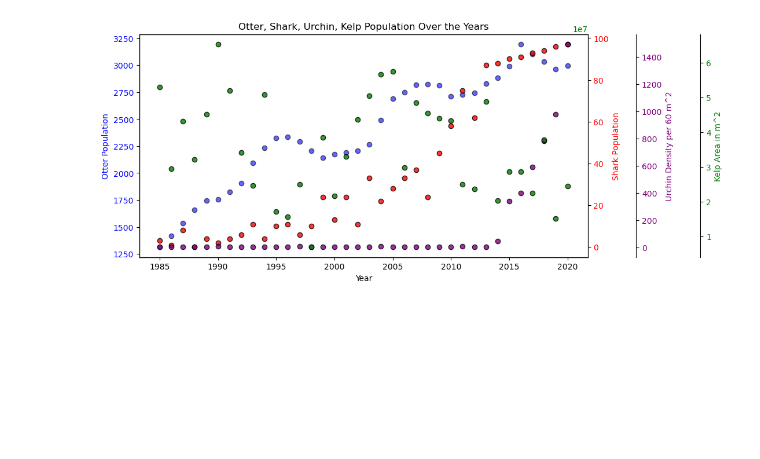
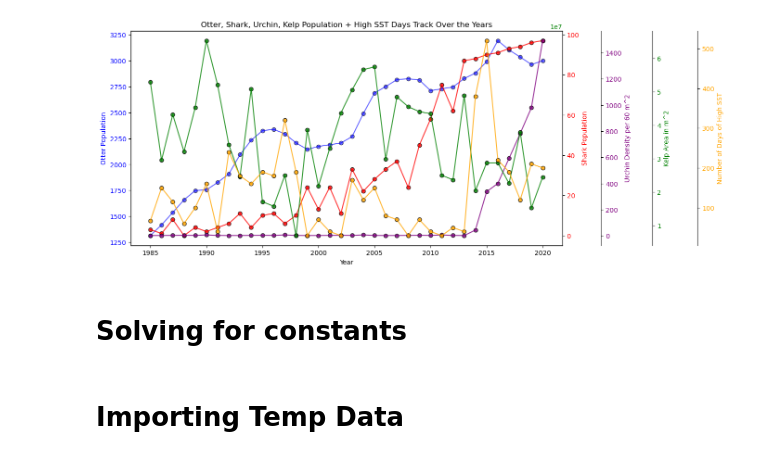
Before and after one commit to doralayanto/UW_AMATH383_SoCal_Marine_Dynamics, a Jupyter notebook: display_processed_data.ipynb, the cells around one changed output. Saved outputs shown, nothing was run; the diff lists cells and outputs as text; code cells hidden in the pictures; blank space fills up the shorter version.

```diff
--- a/display_processed_data.ipynb
+++ b/display_processed_data.ipynb
@@ -10,51 +10,55 @@ processed_otter = pd.read_csv("processed_data/otters_processed.csv")
 processed_urchin = pd.read_csv("processed_data/urchins_processed.csv")
 processed_shark = pd.read_csv("processed_data/sharks_processed.csv")
 processed_kelp = pd.read_csv("processed_data/kelp_processed.csv")
+processed_hotdays = pd.read_csv("processed_data/hotdays_processed.csv")
 # %%
 # Create the figure and first axis
-fig, ax1 = plt.subplots(figsize=(10, 5))
+fig, ax1 = plt.subplots(figsize=(12, 6))
 
-# Plot the condensed data on the primary y-axis
-ax1.scatter(processed_otter["Year"], processed_otter["Total_Pop"], color="blue", alpha=0.6, edgecolors="black", label="Total Population")
+# Otter Population
+ax1.scatter(processed_otter["Year"], processed_otter["Total_Pop"], color="blue", alpha=0.6, edgecolors="black", label="Otter Population")
+ax1.plot(processed_otter["Year"], processed_otter["Total_Pop"], color="blue", alpha=0.6)  # Connect points
 ax1.set_xlabel("Year")
 ax1.set_ylabel("Otter Population", color="blue")
 ax1.tick_params(axis="y", labelcolor="blue")
 
-# Create a second y-axis
+# Shark Population
 ax2 = ax1.twinx()
-ax2.scatter(processed_shark["Year"], processed_shark["Total_Pop"], color="red", alpha=0.8, edgecolors="black", label="Filtered Data")
+ax2.scatter(processed_shark["Year"], processed_shark["Total_Pop"], color="red", alpha=0.8, edgecolors="black", label="Shark Population")
+ax2.plot(processed_shark["Year"], processed_shark["Total_Pop"], color="red", alpha=0.8)  # Connect points
 ax2.set_ylabel("Shark Population", color="red")
 ax2.tick_params(axis="y", labelcolor="red")
 
-# Create a second y-axis
+# Urchin Density
 ax3 = ax1.twinx()
 ax3.spines["right"].set_position(("outward", 60))
-ax3.scatter(processed_urchin["Year"], processed_urchin["Avg_Density"], color="purple", alpha=0.8, edgecolors="black", label="Filtered Data")
+ax3.scatter(processed_urchin["Year"], processed_urchin["Avg_Density"], color="purple", alpha=0.8, edgecolors="black", label="Urchin Density")
+ax3.plot(processed_urchin["Year"], processed_urchin["Avg_Density"], color="purple", alpha=0.8)  # Connect points
 ax3.set_ylabel("Urchin Density per 60 m^2", color="purple")
 ax3.tick_params(axis="y", labelcolor="purple")
 
-# Create a second y-axis
+# Kelp Area
 ax4 = ax1.twinx()
 ax4.spines["right"].set_position(("outward", 140))
-ax4.scatter(processed_kelp["Year"], processed_kelp["Total_Area"], color="green", alpha=0.8, edgecolors="black", label="Filtered Data")
+ax4.scatter(processed_kelp["Year"], processed_kelp["Total_Area"], color="green", alpha=0.8, edgecolors="black", label="Kelp Area")
+ax4.plot(processed_kelp["Year"], processed_kelp["Total_Area"], color="green", alpha=0.8)  # Connect points
 ax4.set_ylabel("Kelp Area in m^2", color="green")
 ax4.tick_params(axis="y", labelcolor="green")
 
-# Create a scatter plot
-#plt.figure(figsize=(10, 5))
-#plt.scatter(oc_df["Year"], oc_df["Total_Pop"], color="blue", alpha=0.6, edgecolors="black")
-#plt.scatter(df_filtered["Year"], df_filtered["NumShark"], color="red", alpha=0.8, edgecolors="black", label="Filtered Data")
+# High SST Days
+ax5 = ax1.twinx()
+ax5.spines["right"].set_position(("outward", 210))
+ax5.scatter(processed_hotdays["Year"], processed_hotdays["Hot_Days"], color="orange", alpha=0.8, edgecolors="black", label="High SST Days")
+ax5.plot(processed_hotdays["Year"], processed_hotdays["Hot_Days"], color="orange", alpha=0.8)  # Connect points
+ax5.set_ylabel("Number of Days of High SST", color="orange")
+ax5.tick_params(axis="y", labelcolor="orange")
 
-# Labels and title
-#plt.xlabel("Year")
-#plt.ylabel("Total Otter Population")
-#plt.title("Total Otter & Shark Population Over Time (1985-2014)")
-#plt.grid(True)
-
-# Title and grid
-plt.title("Otter, Shark, Urchin, Kelp Population Over the Years")
+# Title
+plt.title("Otter, Shark, Urchin, Kelp Population + High SST Days Track Over the Years")
 
 # Show the plot
 plt.show()
 # %% [output]
-[figure, old version]
+[figure, new version]
+# %% [markdown]
+# Solving for constants
@@ -60,0 +124,2 @@ plt.show()
+# %% [markdown]
+# Importing Temp Data
```
Also changed, not shown: parts of 5 cells of this notebook, 1 other file.
